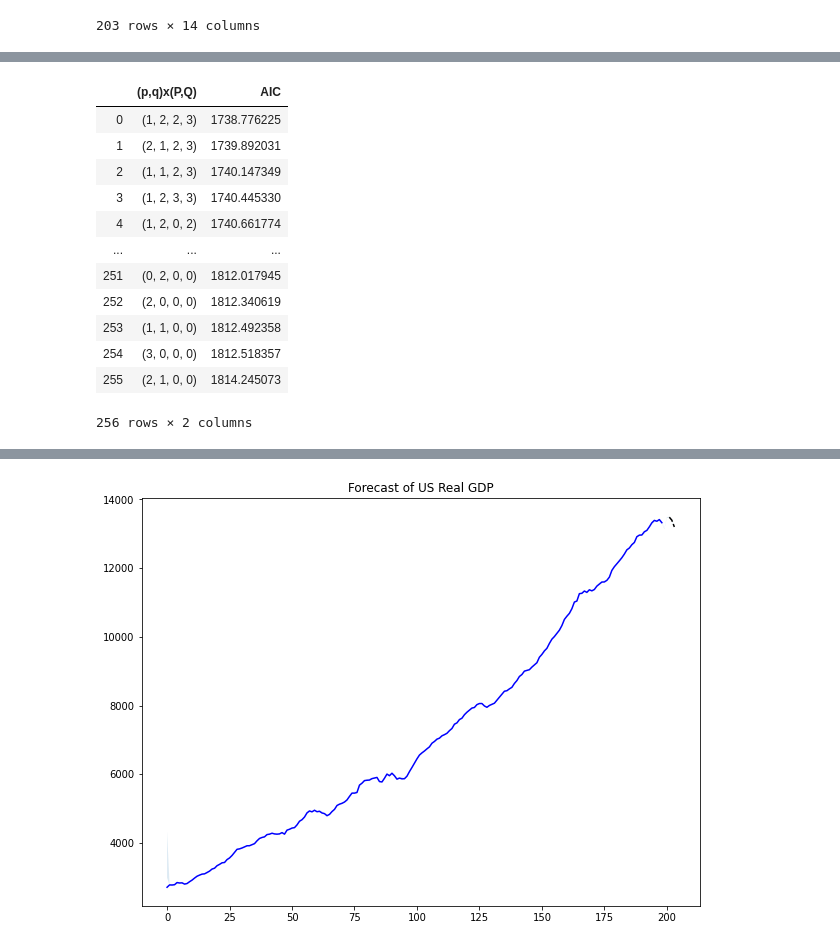
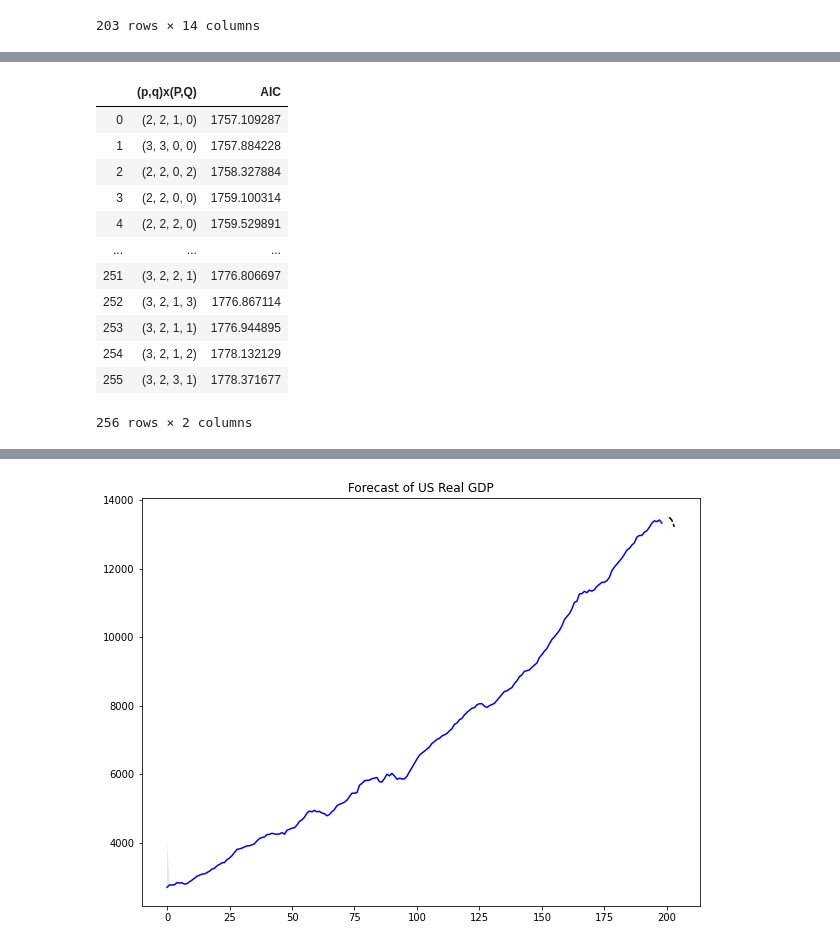
Before and after one commit to marcopeix/AppliedTimeSeriesAnalysisWithPython, a Jupyter notebook: HOTSAP_SARIMAX.ipynb, the cells around one changed output, grey strips where cells are left out. Drawn from its saved outputs; the diff is of its cells as text; code cells hidden in the pictures.

```diff
--- a/HOTSAP_SARIMAX.ipynb
+++ b/HOTSAP_SARIMAX.ipynb
@@ -80,2 +45,0 @@ macro_data.data
-# %%
-macro_data.data.set_index(['time'])
@@ -113,0 +62,4 @@ plt.tight_layout()
+# %%
+macro_data['realgdp_tr1'] = macro_data['realgdp'].diff()
+
+macro_data.head(10)
@@ -128,4 +97,0 @@ p-value: 0.9982455372335032
-# %%
-macro_data.data['realgdp_tr'] = macro_data.data['realgdp'].diff()
-
-macro_data.data.head(10)
@@ -164,21 +98,25 @@ plot_pacf(macro_data.data['realgdp_tr'][1:]);
 # %%
 def optimize_SARIMAX(endog, exog, parameters_list, d, D, s):
     """
-        Return dataframe with parameters, corresponding AIC and SSE
+        Returns dataframe with parameters, corresponding AIC
 
-        parameters_list - list with (p, q, P, Q) tuples
+        endog - the observed variable
+        exog - the exogenous variables
+        parameters_list - list with (p, d, P, Q)tuples
         d - integration order
         D - seasonal integration order
-        s - length of season
-        endog - the observed variable
-        exog - exogenous variable
+        s - length of the season
     """
 
     results = []
 
     for param in tqdm_notebook(parameters_list):
         try:
-            model = SARIMAX(endog, exog, order=(param[0], d, param[1]), seasonal_order=(param[2], D, param[3], s), simple_differencing=False).fit(disp=False)
+            model = SARIMAX(endog,
+                           exog,
+                           order=(param[0], d, param[1]),
+                           seasonal_order=(param[2], D, param[3], s),
+                           simple_differencing=False).fit(disp=False)
         except:
             continue
 
@@ -187,8 +125,6 @@ def optimize_SARIMAX(endog, exog, parameters_list, d, D, s):
 
     result_df = pd.DataFrame(results)
     result_df.columns = ['(p,q)x(P,Q)', 'AIC']
-
-    #Sort in ascending order, lower AIC is better
     result_df = result_df.sort_values(by='AIC', ascending=True).reset_index(drop=True)
 
     return result_df
@@ -204,24 +140,24 @@ s = 4
 parameters = product(p, q, P, Q)
 parameters_list = list(parameters)
 # %%
-endog = macro_data.data['realgdp'][:200]
-exog = macro_data.data[['realcons', 'realinv', 'realgovt', 'realdpi', 'cpi', 'm1', 'tbilrate', 'unemp', 'pop', 'infl', 'realint']][:200]
+endog = macro_data['realgdp'][:200]
+exog = macro_data[['realcons', 'realinv', 'realgovt', 'realdpi', 'cpi', 'm1', 'tbilrate', 'unemp', 'pop', 'infl', 'realint']][:200]
 
-result_df = optimize_SARIMAX(endog, exog, parameters_list, 1, 1, 4)
+result_df = optimize_SARIMAX(endog, exog, parameters_list, 1, 0, 4)
 result_df
 # %% [output]
 [interactive output not drawn]
 |  | (p,q)x(P,Q) | AIC |
-| 0 | (1, 2, 2, 3) | 1738.776225 |
-| 1 | (2, 1, 2, 3) | 1739.892031 |
-| 2 | (1, 1, 2, 3) | 1740.147349 |
-| 3 | (1, 2, 3, 3) | 1740.445330 |
-| 4 | (1, 2, 0, 2) | 1740.661774 |
+| 0 | (2, 2, 1, 0) | 1757.109287 |
+| 1 | (3, 3, 0, 0) | 1757.884228 |
+| 2 | (2, 2, 0, 2) | 1758.327884 |
+| 3 | (2, 2, 0, 0) | 1759.100314 |
+| 4 | (2, 2, 2, 0) | 1759.529891 |
 | ... | ... | ... |
-| 251 | (0, 2, 0, 0) | 1812.017945 |
-| 252 | (2, 0, 0, 0) | 1812.340619 |
-| 253 | (1, 1, 0, 0) | 1812.492358 |
-| 254 | (3, 0, 0, 0) | 1812.518357 |
-| 255 | (2, 1, 0, 0) | 1814.245073 |
+| 251 | (3, 2, 2, 1) | 1776.806697 |
+| 252 | (3, 2, 1, 3) | 1776.867114 |
+| 253 | (3, 2, 1, 1) | 1776.944895 |
+| 254 | (3, 2, 1, 2) | 1778.132129 |
+| 255 | (3, 2, 3, 1) | 1778.371677 |
 256 rows × 2 columns
 # %%
```
Also changed, not shown: parts of 23 cells of this notebook.
